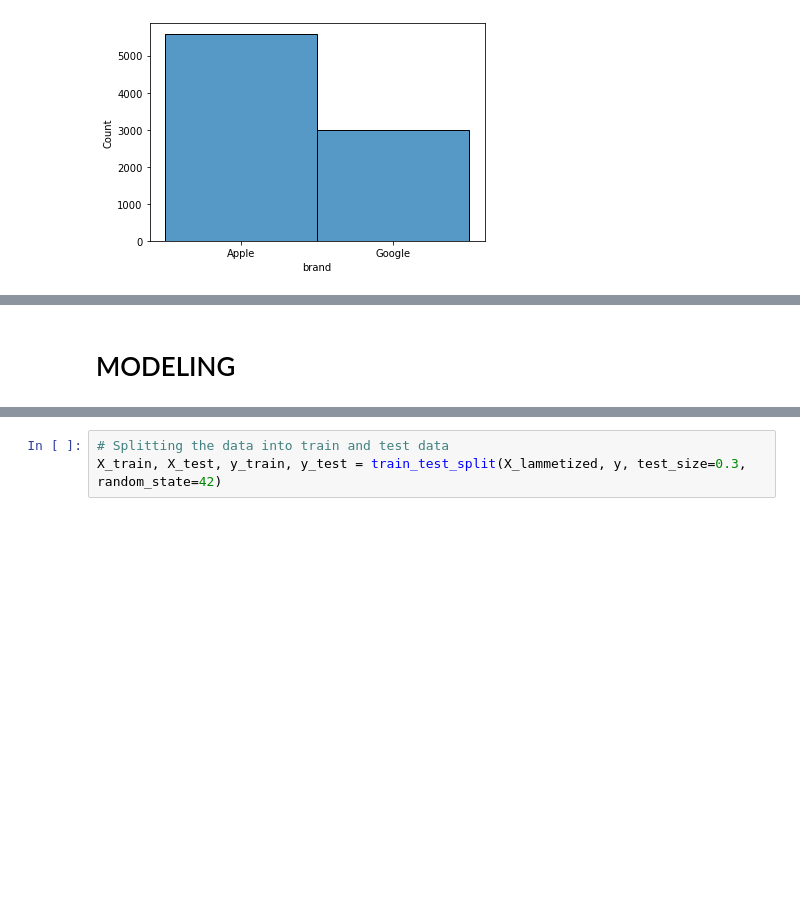
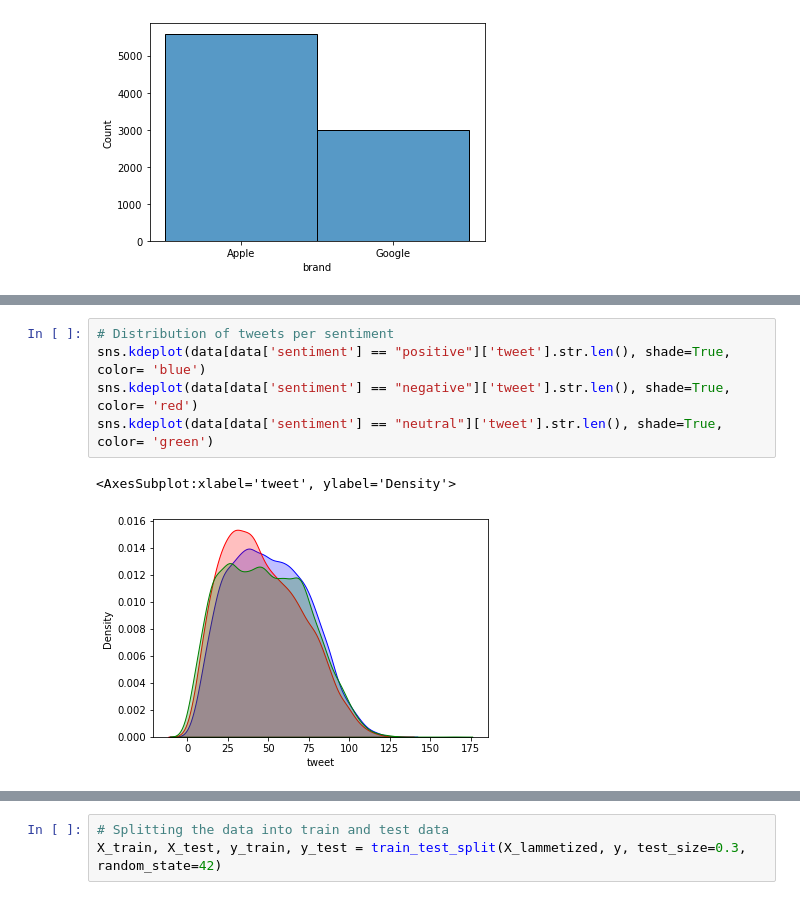
Before and after one commit to EKiplimo/NLP_Sentiment_Analysis, a Jupyter notebook: NLP_notebook.ipynb, the cells around one changed output, grey strips where cells are left out. Saved outputs shown, nothing was run; the diff lists cells and outputs as text; blank space fills up the shorter version.

```diff
--- a/NLP_notebook.ipynb
+++ b/NLP_notebook.ipynb
@@ -555,2 +565,8 @@ plt.show()
-# %% [markdown]
-# MODELING
+# %%
+# Distribution of tweets per sentiment
+sns.kdeplot(data[data['sentiment'] == "positive"]['tweet'].str.len(), shade=True, color= 'blue')
+sns.kdeplot(data[data['sentiment'] == "negative"]['tweet'].str.len(), shade=True, color= 'red')
+sns.kdeplot(data[data['sentiment'] == "neutral"]['tweet'].str.len(), shade=True, color= 'green')
+# %% [output]
+<AxesSubplot:xlabel='tweet', ylabel='Density'>
+[figure, added]
```
Also changed, not shown: parts of 43 cells of this notebook.
